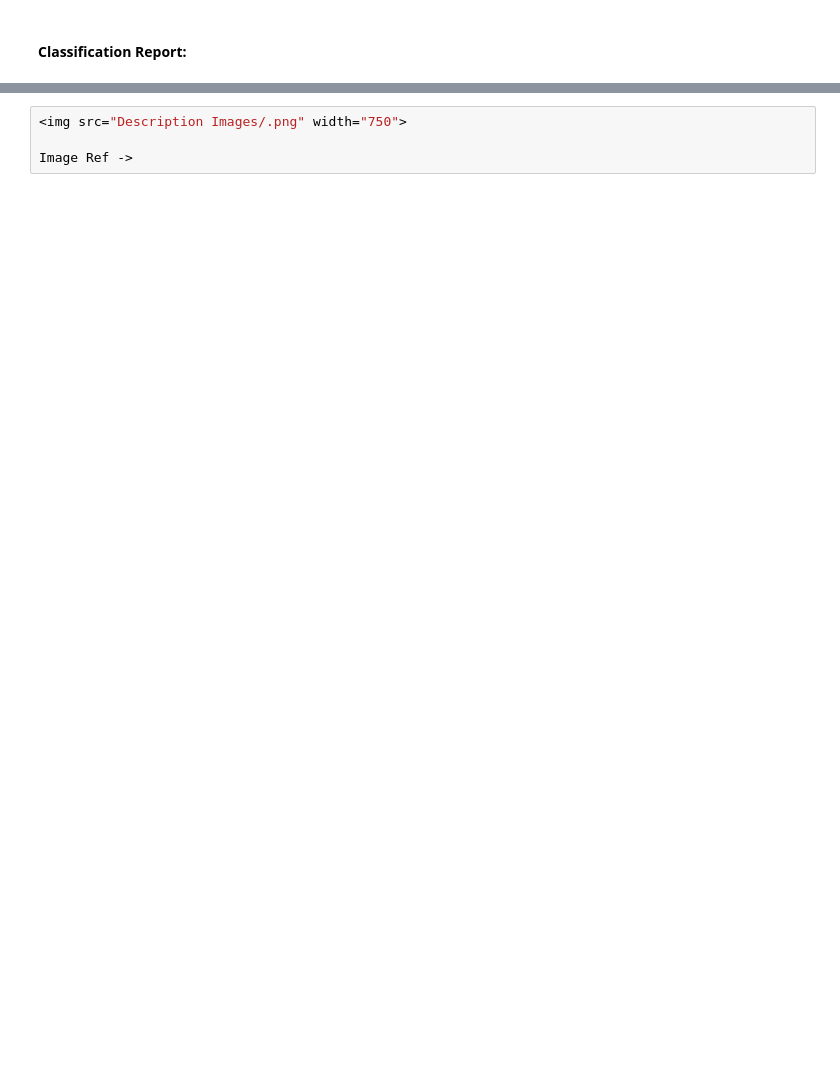
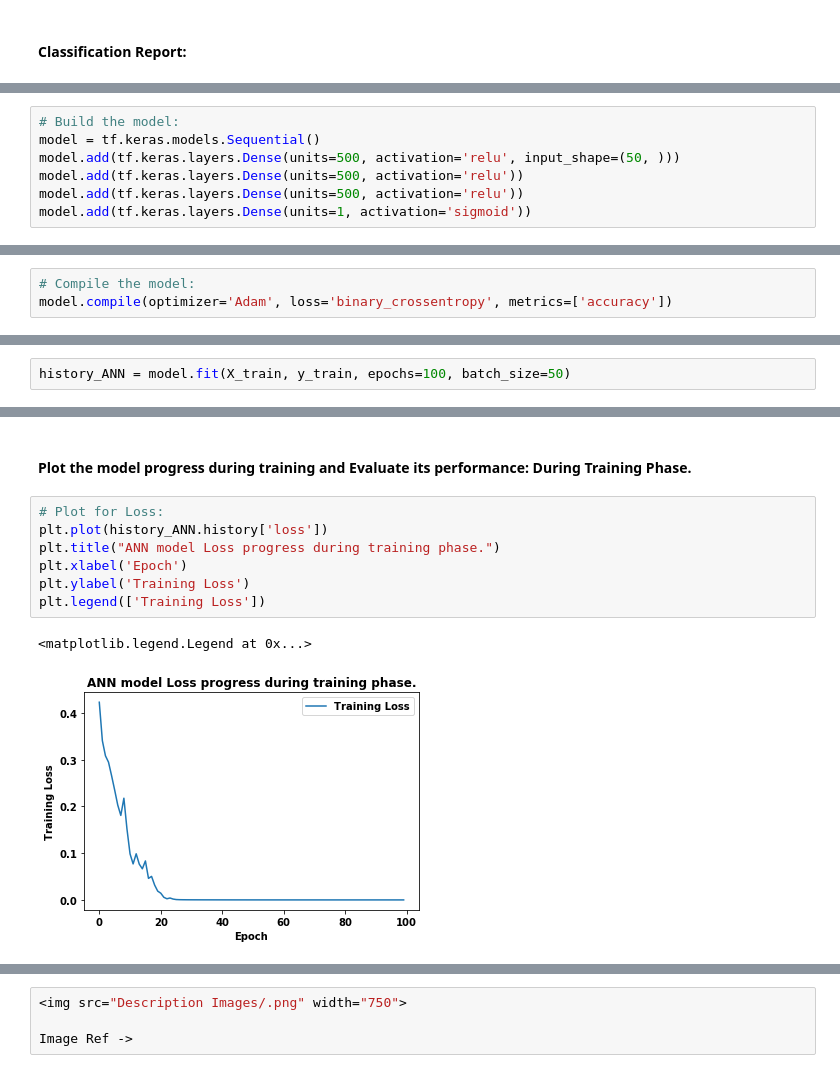
Before and after one commit to ylee9107/DS_Projects_for_Business, a Jupyter notebook: Project 1 - DS for HR department/DSB_Human Resource Department.ipynb, the cells around one changed output, grey strips where cells are left out. Saved outputs shown, nothing was run; the diff lists cells and outputs as text; blank space fills up the shorter version.

```diff
--- a/Project 1 - DS for HR department/DSB_Human Resource Department.ipynb
+++ b/Project 1 - DS for HR department/DSB_Human Resource Department.ipynb
@@ -1234,0 +1291,7 @@ weighted avg       0.84      0.85      0.80       368
+# %%
+# Build the model:
+model = tf.keras.models.Sequential()
+model.add(tf.keras.layers.Dense(units=500, activation='relu', input_shape=(50, )))
+model.add(tf.keras.layers.Dense(units=500, activation='relu'))
+model.add(tf.keras.layers.Dense(units=500, activation='relu'))
+model.add(tf.keras.layers.Dense(units=1, activation='sigmoid'))
@@ -1234,0 +1318,3 @@ weighted avg       0.84      0.85      0.80       368
+# %%
+# Compile the model:
+model.compile(optimizer='Adam', loss='binary_crossentropy', metrics=['accuracy'])
@@ -1234,0 +1323,2 @@ weighted avg       0.84      0.85      0.80       368
+# %%
+history_ANN = model.fit(X_train, y_train, epochs=100, batch_size=50)
@@ -1234,0 +1371,12 @@ weighted avg       0.84      0.85      0.80       368
+# %% [markdown]
+#### Plot the model progress during training and Evaluate its performance: During Training Phase.
+# %%
+# Plot for Loss:
+plt.plot(history_ANN.history['loss'])
+plt.title("ANN model Loss progress during training phase.")
+plt.xlabel('Epoch')
+plt.ylabel('Training Loss')
+plt.legend(['Training Loss'])
+# %% [output]
+<matplotlib.legend.Legend at 0x...>
+[figure, added]
```
Also changed, not shown: parts of 35 cells of this notebook.
